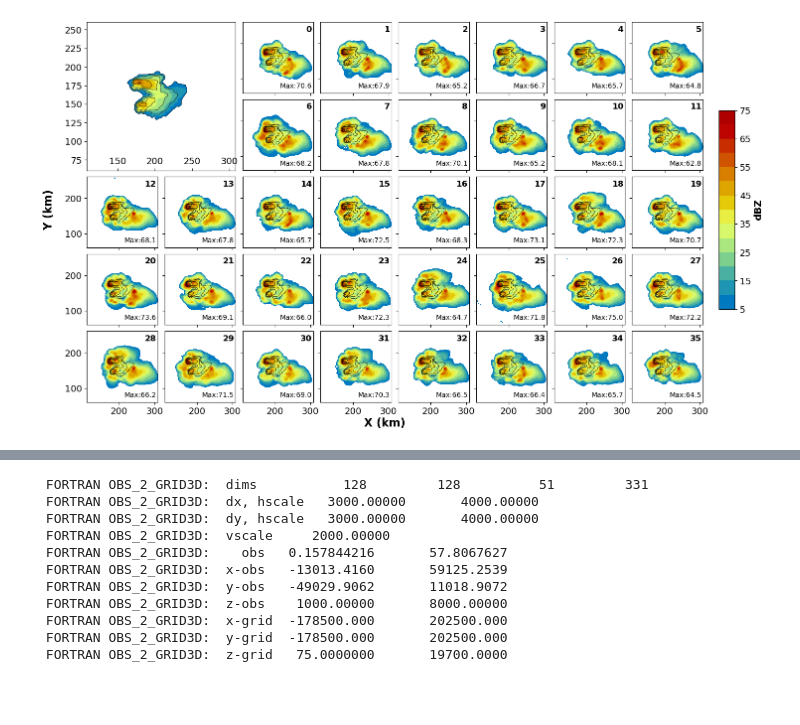
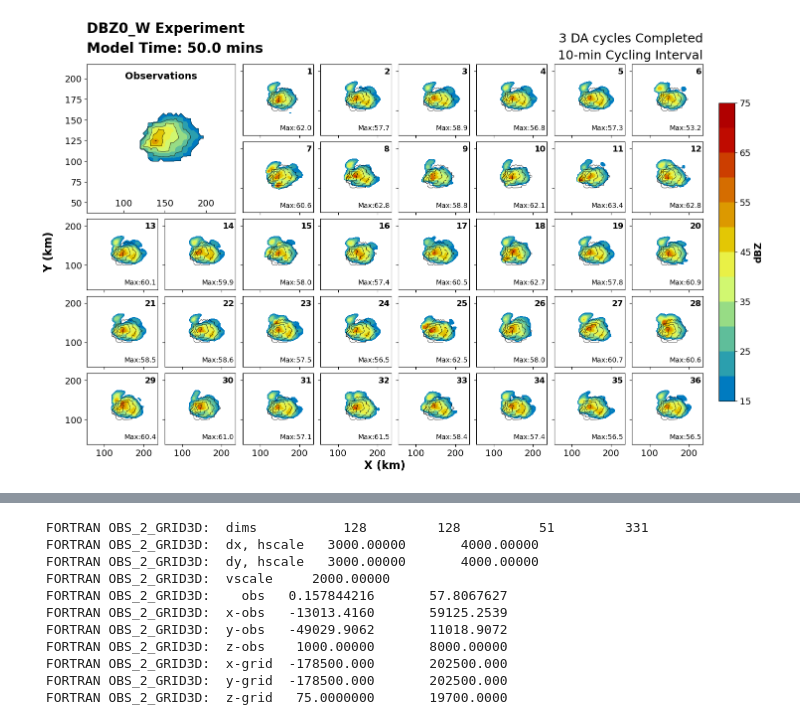
Before and after one commit to jessmcd/CM1_LETKF_2025, a Jupyter notebook: LETKF_testing.ipynb, the cells around one changed output, grey strips where cells are left out. Drawn from its saved outputs; the diff is of its cells as text; code cells hidden in the pictures; blank space fills up the shorter version.

```diff
--- a/LETKF_testing.ipynb
+++ b/LETKF_testing.ipynb
@@ -70,11 +87,14 @@ import state_vector as state
 # %%
 
-myDTstring = '2024,05,08,21,00,00'
+fpath = '/work/jessica.mcdonald/CM1_LETKF_2025/experiments/test_w/'
+name = fpath.split('/')[-2]
+myDTstring = '2024,05,08,20,20,00'
 
-with open('/scratch/home/jessica.mcdonald/LETKF_runs/DBZ_VR/DBZ_VR.exp', 'rb') as f:
+with open(f'{fpath}{name}.exp', 'rb') as f:
     exper = json.load(f)
-files, myDT = ens.FindRestartFiles(exper, myDTstring, ret_exp=False,)
+files, myDT = ens.FindRestartFiles(exper, myDTstring, ret_exp=False, prior=True)
 
+print(files[0])
 ens_state = ens.read_CM1_ens(files, exper, state_vector=None, DateTime=myDT, addmean=1) # the final member is the mean member!!!!
 ens.ens_CM1_coords(ens_state)
 # %% [output]
@@ -116,3 +117,0 @@ def silence_print(func, *args, **kwargs):
-# %%
-with redirect_stdout(io.StringIO()) as f:
-    t = ens.ens_GRID_RELECTIVITY(ens_state, cref=cref)
@@ -131,4 +117,0 @@ with redirect_stdout(io.StringIO()) as f:
-# %%
-for n in np.arange(0, 37):
-    if n not in [0,1,8,9]:
-        print(n, end=',')
@@ -141,12 +118,11 @@ AttributeError: 'SubplotSpec' object has no attribute 'bbox'
 # %%
 
 ne = ens_state.ne
-height = 1 # in km
+height = .1 # in km
 cref = True
 obs = True
-plot_width = 200 # in km
-smooth_obs = True
-
+plot_width = 180 # in km
+smooth_obs = False
 
 fig, axes = plt.subplots(5,8, sharex=True, sharey=True, figsize=(16,10), subplot_kw={'aspect':'equal'})
 gs = axes[0,1].get_gridspec()
@@ -177,16 +153,19 @@ if obs == True:
 
 
 # full_field = ens_state['DBZ'][:].sum(axis=(0,1))
-# yc, xc = np.where(full_field == full_field.max())
-
-yc, xc = np.where(obs == obs.max())
+#yc, xc = np.where(full_field == full_field.max())
+smth = gaussian_filter(obs, sigma=3)
+yc, xc = np.where(smth == smth.max())
 
 
 
 # now shift
-shift = 30 #km
-xc = xc[0] + int(30/(ens_state.dx/1000))
-yc = yc[0] - int(20/(ens_state.dy/1000))
+# shift = 0 #km
+# xc = xc[0] + int(0/(ens_state.dx/1000))
+# yc = yc[0] + int(20/(ens_state.dy/1000))
+
+
+axbig.scatter(x[xc],y[yc])
 
 print(yc, xc)
 
@@ -196,35 +175,52 @@ if plot_width!= None:
 axbig.set_xlim(x[xc]-plot_width/2, x[xc]+plot_width/2)
 axbig.set_ylim(y[yc]-plot_width/2, y[yc]+plot_width/2)
 
-axbig.contourf(x,y, obs, cmap=ctables.REF_default, levels=np.arange(5,80,5))
-axbig.contour(x,y, obs, colors='k', linewidths=0.5, levels=np.arange(5,80,10))
+
+### obs
+axbig.contourf(x,y, obs, cmap=ctables.REF_default, levels=np.arange(15,80,5))
+axbig.contour(x,y, obs, colors='k', linewidths=0.5, levels=np.arange(15,80,10))
+axbig.text(0.5, .95, 'Observations', ha='center', va='top', fontsize=14, weight='bold', transform=axbig.transAxes)
 
 
 
 for i,ax in enumerate(ax_list):
-    #if i not in [0,1,8,9]:
-        #ax.set_title('boo')
-     # NOTE, the FINAL member is the mean member!!!!
-
     if cref == True: dbz = ens_state['DBZ'][i,:].max(axis=0)
     else: dbz = ens_state['DBZ'][i,zi]
 
+    im=ax.contourf(x,y, dbz, cmap=ctables.REF_default, levels=np.arange(15,80,5))
+    #ax.contourf(x,y, dbz, colors=['C0'], levels=[5,100])
+    ax.contour(x,y, obs, colors='k', levels=np.arange(15,80,10), linewidths=0.5)
+    ax.text(0.98, .05, f'Max:{dbz.max():.1f}', va='bottom',ha='right', fontsize=10, transform=ax.transAxes)
+    ax.text(0.98, .95, f'{i+1}', ha='right', va='top',fontsize=12, transform=ax.transAxes, weight='bold')
 
-    im=ax.contourf(x,y, dbz, cmap=ctables.REF_default, levels=np.arange(5,80,5))
-    #ax.contour(x,y, dbz, colors='k', linewidths=0.5, levels=np.arange(5,80,10))
-    ax.contour(x,y, obs, colors='k', levels=np.arange(10,80,10), linewidths=0.5)
-    ax.text(0.98, .05, f'Max:{dbz.max():.1f}', va='bottom',ha='right', fontsize=10, transform=ax.transAxes)
-    ax.text(0.98, .95, f'{i}', ha='right', va='top',fontsize=12, transform=ax.transAxes, weight='bold')
-
-# xwidth = (axes[0,0].get_position().x1-axes[0,0].get_position().x0)*.2
-# ywidth = (axes[0,0].get_position().y1-axes[0,0].get_position().y0)*.4
 plt.subplots_adjust(hspace = .05 ,wspace = .1)
 
-cbar_ax = fig.add_axes([0.92, 0.3, 0.02, 0.4])
+cbar_ax = fig.add_axes([0.92, 0.2, 0.02, 0.6])
 cbar = fig.colorbar(im, cax=cbar_ax)
 cbar.set_label('dBZ', weight='bold')
 
 
 fig.text(0.5, 0.07, 'X (km)', ha='center', va='center', weight='bold', fontsize=16);
 fig.text(0.07,0.5, r'Y (km)', weight='bold', va='center', fontsize=16, rotation='vertical');
+
+freq = ens_state['experiment']['DA_PARAMS']['assim_freq']
+da_start = dt.datetime.strptime(ens_state['experiment']['DA_PARAMS']['DA_start_time'], '%Y-%m-%d %H:%M:%S')
+da_end = dt.datetime.strptime(ens_state['experiment']['DA_PARAMS']['DA_end_time'], '%Y-%m-%d %H:%M:%S')
+curr_time = ens_state['datetime'][0]
+if curr_time > da_end:
+    ncycles = 1 + int((da_end - da_start).seconds/freq)
+    forecast_len = int((curr_time - da_end).seconds/60)
+    text_add = (f'; {forecast_len}-min Forecast')
+else:
+    ncycles = 1 + int((curr_time - da_start).seconds/freq)
+    text_add = ''
+
+start = dt.datetime.strptime(ens_state['experiment']['date_time'], '%Y-%m-%d %H:%M:%S')
+
+model_time = (curr_time - start).seconds/60
+title = f'DBZ0_W Experiment\nModel Time: {model_time} mins{text_add}'
+axbig.set_title(title, fontsize=20, x=0, ha='left', weight='bold', y=1.05, linespacing=1.5);
+
+title2 = f'{ncycles} DA cycles Completed\n{int(freq/60)}-min Cycling Interval'
+axes[0,7].set_title(title2, linespacing=1.5, ha='right', x=1, y=1.02);
 # %% [output]
@@ -243 +239 @@ fig.text(0.07,0.5, r'Y (km)', weight='bold', va='center', fontsize=16, rotation=
-[figure, old version]
+[figure, new version]
```
Also changed, not shown: parts of 64 cells of this notebook, 58 other files.
